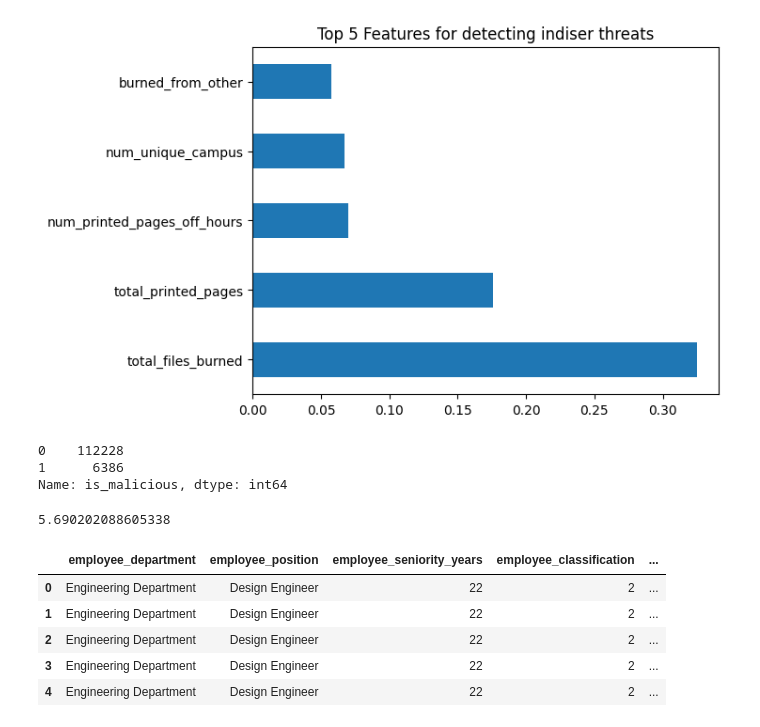
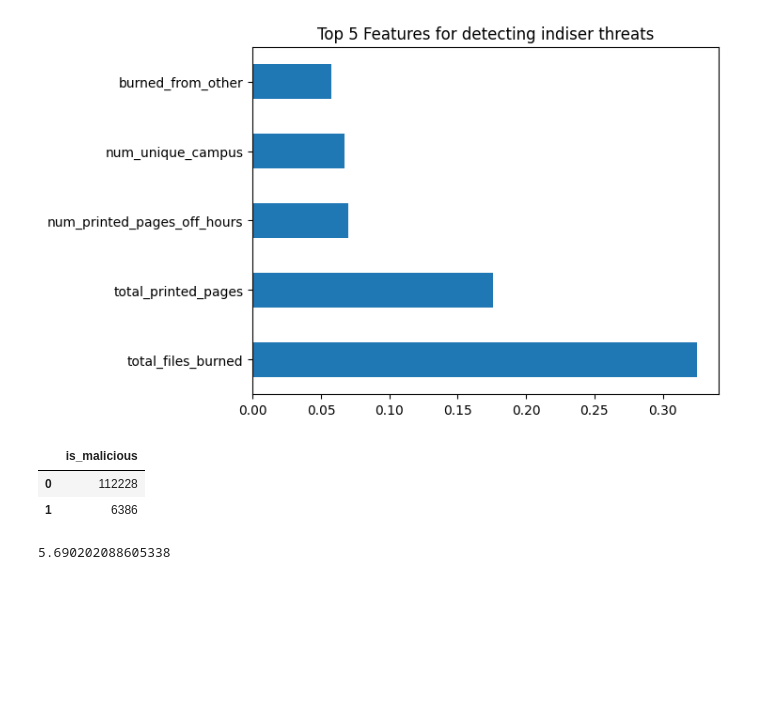
Before and after one commit to CodeHermez/Behavioral-Threat-Analyzer, a Jupyter notebook: backend/app/notebooks/720 Project Model Training Script .ipynb, the cells around one changed output. Saved outputs shown, nothing was run; the diff lists cells and outputs as text; code cells hidden in the pictures; blank space fills up the shorter version.

```diff
--- a/backend/app/notebooks/720 Project Model Training Script .ipynb
+++ b/backend/app/notebooks/720 Project Model Training Script .ipynb
@@ -65,26 +121,16 @@ plt.show()
 # %% [output]
 [figure]
 # %%
-df_raw.is_malicious.explode().value_counts()
+df_raw.is_malicious.explode().value_counts().to_frame()
 # %% [output]
-0    112228
-1      6386
-Name: is_malicious, dtype: int64
+|  | is_malicious |
+| 0 | 112228 |
+| 1 | 6386 |
 # %%
 lst=list(df_raw.is_malicious.explode().value_counts())
+(lst[1]/lst[0])*100
+# %% [output]
+5.690202088605338
-# %%
-(lst[1]/lst[0])*100
-# %% [output]
-5.690202088605338
-# %%
-df_raw.head()
-# %% [output]
-|  | employee_department | employee_position | employee_seniority_years | employee_classification | ... |
-| 0 | Engineering Department | Design Engineer | 22 | 2 | ... |
-| 1 | Engineering Department | Design Engineer | 22 | 2 | ... |
-| 2 | Engineering Department | Design Engineer | 22 | 2 | ... |
-| 3 | Engineering Department | Design Engineer | 22 | 2 | ... |
-| 4 | Engineering Department | Design Engineer | 22 | 2 | ... |
 # %%
 path=Path('..\models')
 model_file_path = path/'RForestModel.pkl'
```
Also changed, not shown: parts of 13 cells of this notebook.
